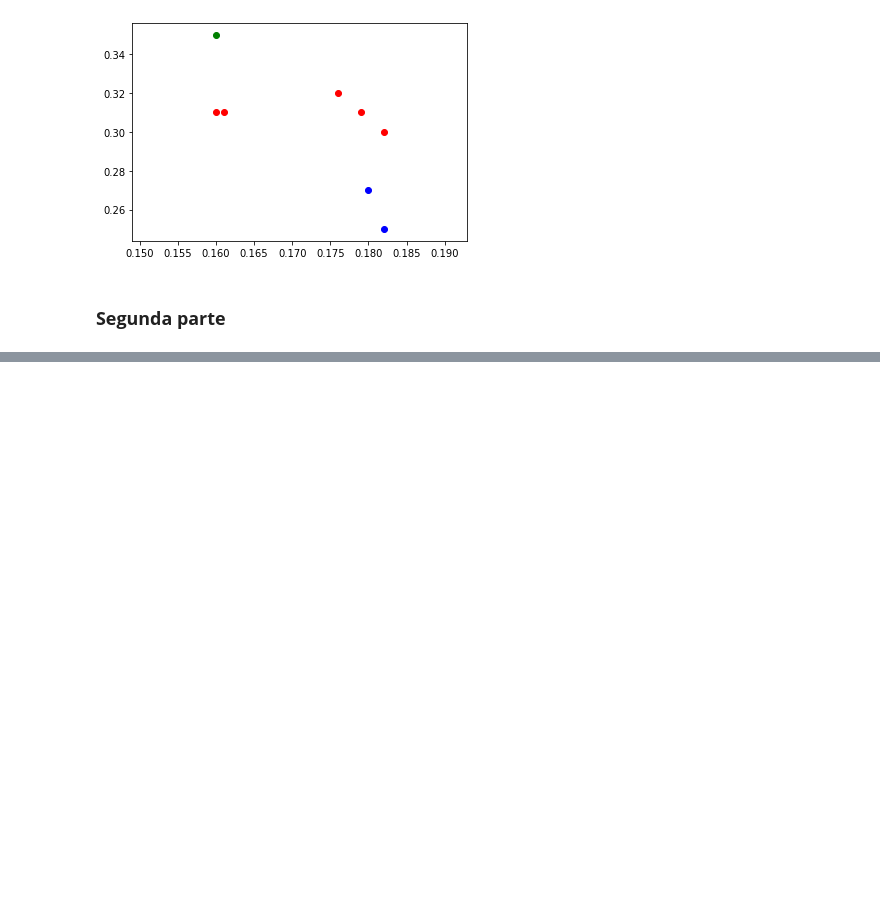
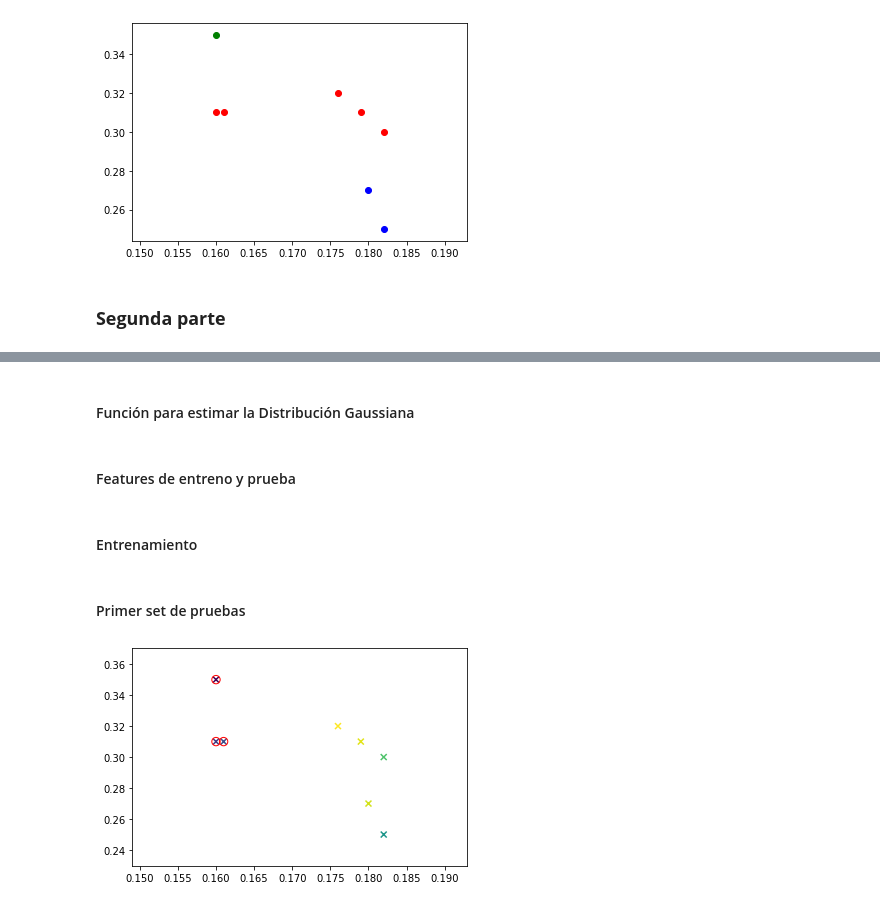
Before and after one commit to estuardozapeta/Statistical-Learning-II-Practica-1, a Jupyter notebook: Practica 1.ipynb, the cells around one changed output, grey strips where cells are left out. Saved outputs shown, nothing was run; the diff lists cells and outputs as text; code cells hidden in the pictures; blank space fills up the shorter version.

```diff
--- a/Practica 1.ipynb
+++ b/Practica 1.ipynb
@@ -260,0 +269,33 @@ estatura
+# %% [markdown]
+#### Función para estimar la Distribución Gaussiana
+# %%
+def estimate_gaussian(dataset):
+    mu = np.mean(dataset, axis=0)
+    sigma = np.cov(dataset.T)
+    return mu, sigma
+
+def multivariate_gaussian(dataset, mu, sigma):
+    p = multivariate_normal(mean=mu, cov=sigma)
+    return p.pdf(dataset)
+# %% [markdown]
+#### Features de entreno y prueba
+# %%
+x_train = estatura.iloc[:,2:4]
+x_test_1 = x_test.iloc[:,0:2]
+x_test_2 = anomalia.iloc[:,2:4]
+# %% [markdown]
+#### Entrenamiento
+# %%
+mu, sigma = estimate_gaussian(x_train)
+# %% [markdown]
+#### Primer set de pruebas
+# %%
+p = multivariate_gaussian(x_test_1,mu,sigma)
+epsilon = 100
+# %%
+plt.scatter(x_test_1.iloc[:,0],x_test_1.iloc[:,1],marker="x",c=p,cmap='viridis')
+outliers = np.nonzero(p<epsilon)[0]
+
+plt.scatter(x_test_1.iloc[outliers,0],x_test_1.iloc[outliers,1],marker="o",facecolor="none",edgecolor="r",s=70);
+# %% [output]
+[figure, added]
```
Also changed, not shown: parts of 3 cells of this notebook.
